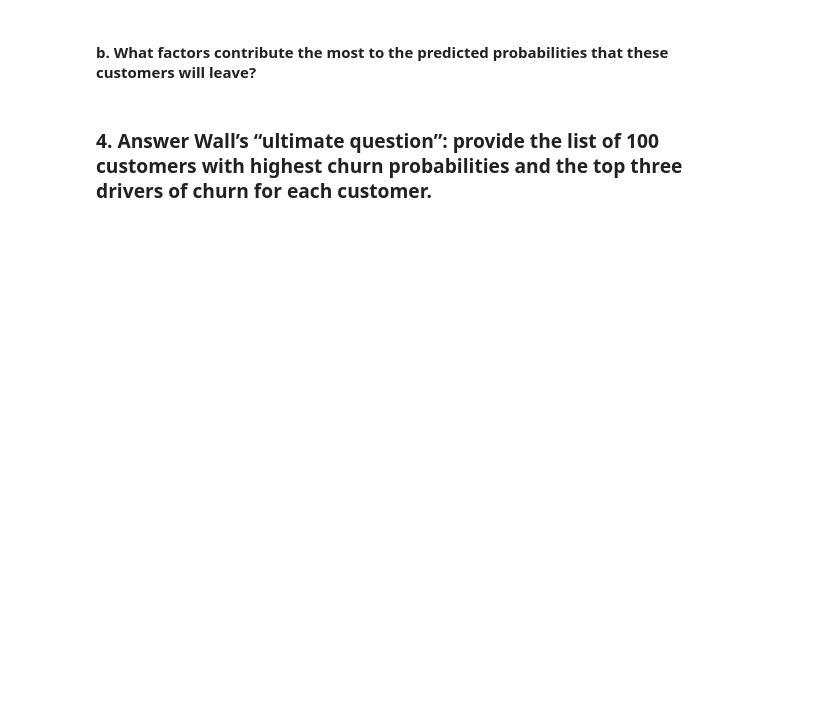
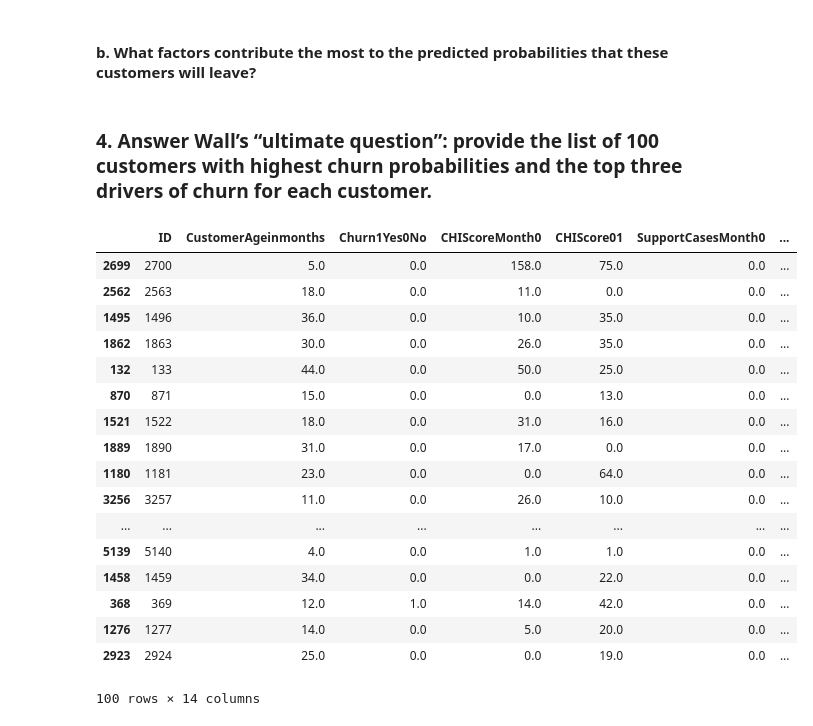
Before and after one commit to PeilinzhongZ/CaseStudy, a Jupyter notebook: homework_03_zpl.ipynb, the cells around one changed output. Cells and saved outputs as stored; diff of their text form; code cells hidden in the pictures; blank space fills up the shorter version.

```diff
--- a/homework_03_zpl.ipynb
+++ b/homework_03_zpl.ipynb
@@ -123,3 +157,25 @@ print(list[5202])
 #### b. What factors contribute the most to the predicted probabilities that these customers will leave?
 # %% [markdown]
 ### 4. Answer Wall’s “ultimate question”: provide the list of 100 customers with highest churn probabilities and the top three drivers of churn for each customer.
+# %%
+df['prob'] = pd.Series(list, index=df.index)
+df.sort_values(by=['prob'], ascending=False).head(100)
+# %% [output]
+|  | ID | CustomerAgeinmonths | Churn1Yes0No | CHIScoreMonth0 | CHIScore01 | SupportCasesMonth0 | ... |
+| 2699 | 2700 | 5.0 | 0.0 | 158.0 | 75.0 | 0.0 | ... |
+| 2562 | 2563 | 18.0 | 0.0 | 11.0 | 0.0 | 0.0 | ... |
+| 1495 | 1496 | 36.0 | 0.0 | 10.0 | 35.0 | 0.0 | ... |
+| 1862 | 1863 | 30.0 | 0.0 | 26.0 | 35.0 | 0.0 | ... |
+| 132 | 133 | 44.0 | 0.0 | 50.0 | 25.0 | 0.0 | ... |
+| 870 | 871 | 15.0 | 0.0 | 0.0 | 13.0 | 0.0 | ... |
+| 1521 | 1522 | 18.0 | 0.0 | 31.0 | 16.0 | 0.0 | ... |
+| 1889 | 1890 | 31.0 | 0.0 | 17.0 | 0.0 | 0.0 | ... |
+| 1180 | 1181 | 23.0 | 0.0 | 0.0 | 64.0 | 0.0 | ... |
+| 3256 | 3257 | 11.0 | 0.0 | 26.0 | 10.0 | 0.0 | ... |
+| ... | ... | ... | ... | ... | ... | ... | ... |
+| 5139 | 5140 | 4.0 | 0.0 | 1.0 | 1.0 | 0.0 | ... |
+| 1458 | 1459 | 34.0 | 0.0 | 0.0 | 22.0 | 0.0 | ... |
+| 368 | 369 | 12.0 | 1.0 | 14.0 | 42.0 | 0.0 | ... |
+| 1276 | 1277 | 14.0 | 0.0 | 5.0 | 20.0 | 0.0 | ... |
+| 2923 | 2924 | 25.0 | 0.0 | 0.0 | 19.0 | 0.0 | ... |
+100 rows × 14 columns
```
Also changed, not shown: parts of 6 cells of this notebook.
